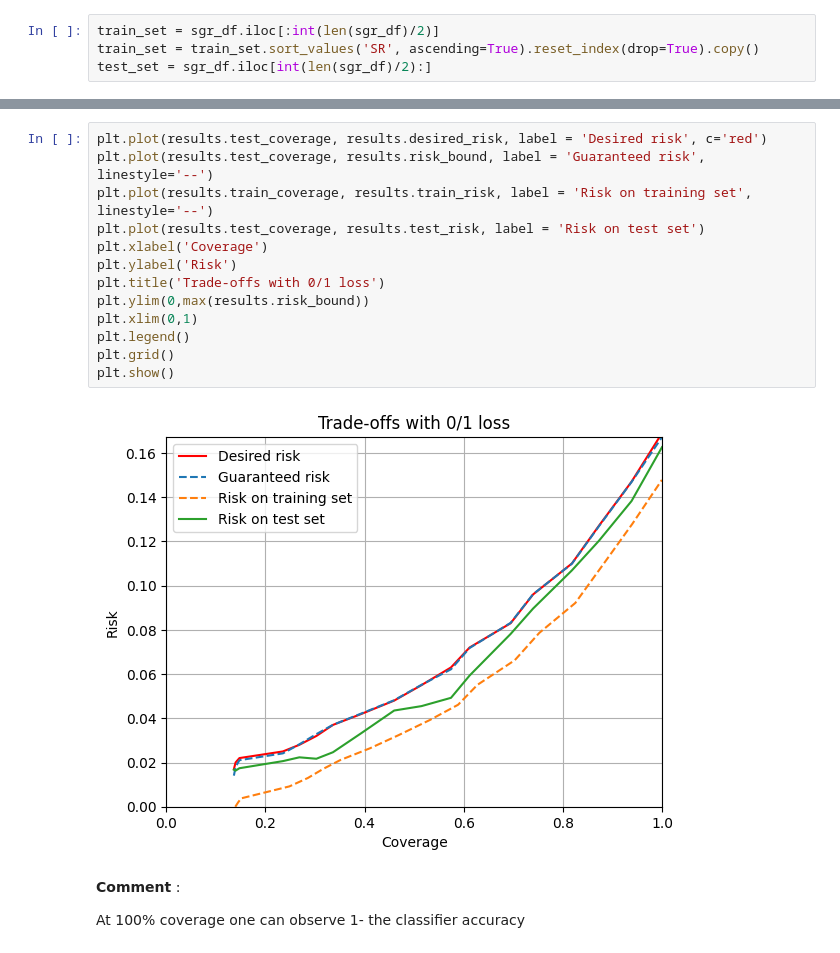
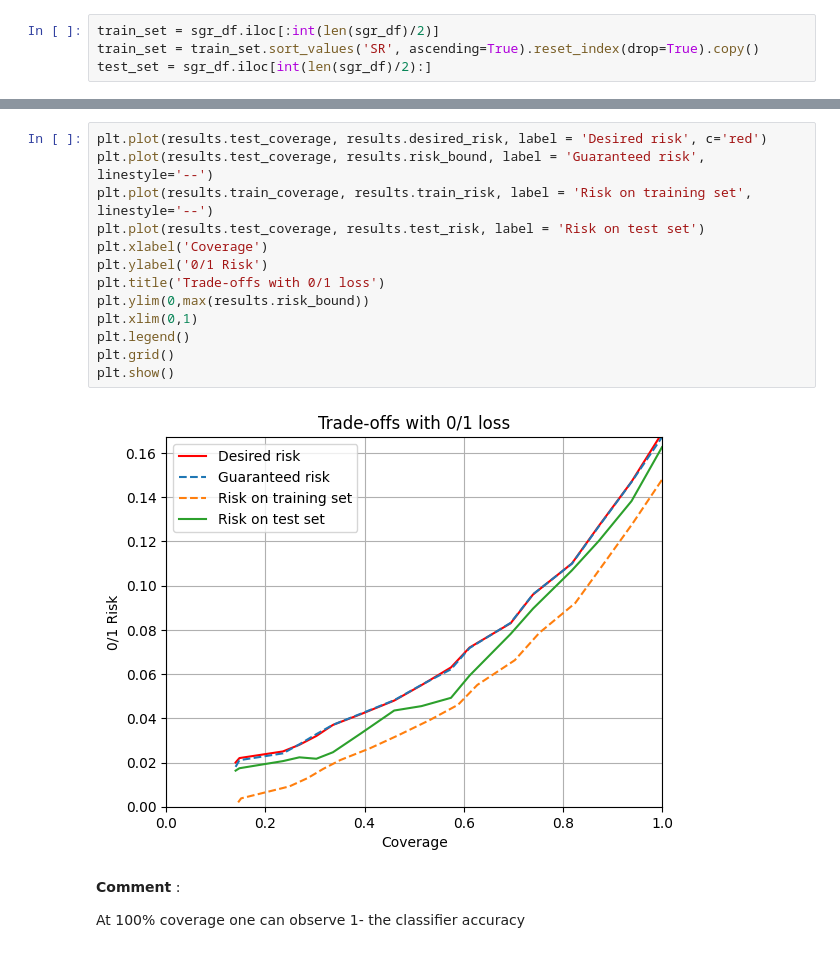
Before and after one commit to EmilienJemelen/selective-classification, a Jupyter notebook: CIFAR2/SGR.ipynb, the cells around one changed output, grey strips where cells are left out. Drawn from its saved outputs; the diff is of its cells as text.

```diff
--- a/CIFAR2/SGR.ipynb
+++ b/CIFAR2/SGR.ipynb
@@ -84,18 +85,18 @@ results
 # %%
 plt.plot(results.test_coverage, results.desired_risk, label = 'Desired risk', c='red')
 plt.plot(results.test_coverage, results.risk_bound, label = 'Guaranteed risk',  linestyle='--')
 plt.plot(results.train_coverage, results.train_risk, label = 'Risk on training set',  linestyle='--')
 plt.plot(results.test_coverage, results.test_risk, label = 'Risk on test set')
 plt.xlabel('Coverage')
-plt.ylabel('Risk')
+plt.ylabel('0/1 Risk')
 plt.title('Trade-offs with 0/1 loss')
 plt.ylim(0,max(results.risk_bound))
 plt.xlim(0,1)
 plt.legend()
 plt.grid()
 plt.show()
 # %% [output]
-[figure, old version]
+[figure, new version]
 # %% [markdown]
 __Comment__ :
 
```
Also changed, not shown: parts of 21 cells of this notebook, 2 other files.
